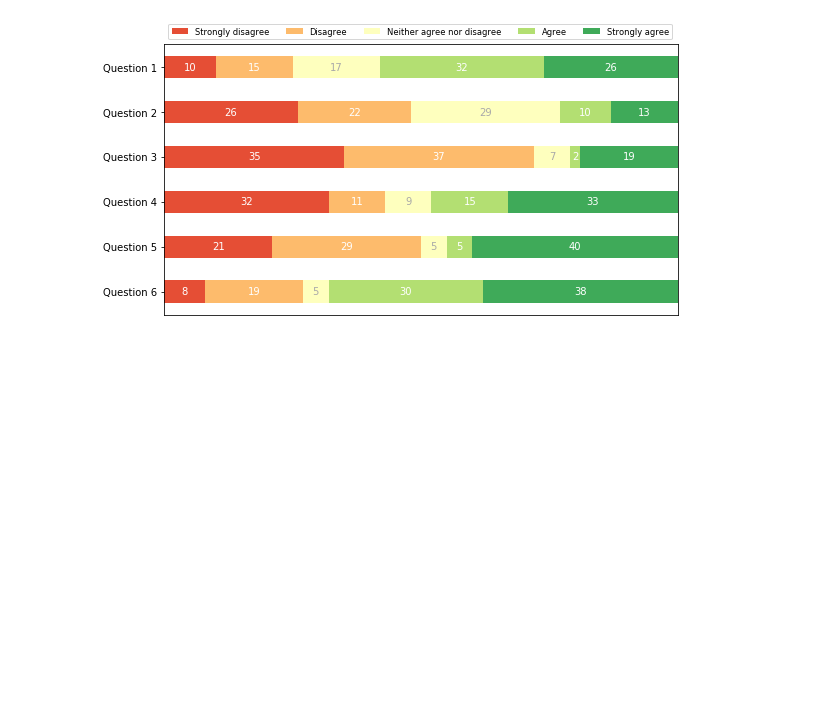
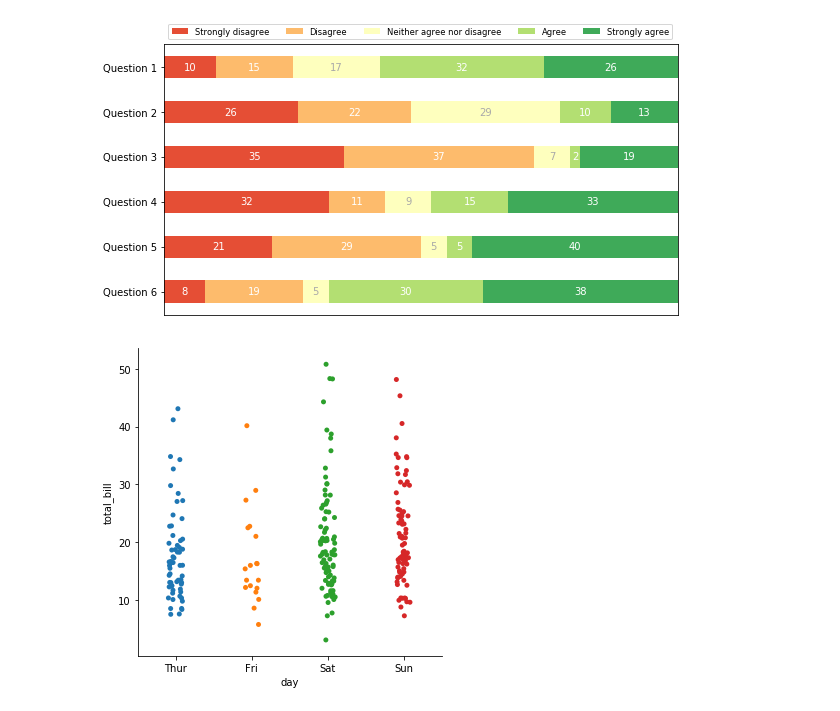
Before and after one commit to robahall/blog, a Jupyter notebook: _firstbuild/aws_connect.ipynb, the cells around one changed output. Drawn from its saved outputs; the diff is of its cells as text; code cells hidden in the pictures; blank space fills up the shorter version.

Commit message:
Testing figures from seaborn

```diff
--- a/_firstbuild/aws_connect.ipynb
+++ b/_firstbuild/aws_connect.ipynb
@@ -260,3 +262,8 @@ survey(results, category_names)
 (<Figure size 662.4x360 with 1 Axes>,
  <matplotlib.axes._subplots.AxesSubplot at 0x...>)
 [figure]
+# %%
+tips = sns.load_dataset("tips")
+sns.catplot(x="day", y="total_bill", data=tips);
+# %% [output]
+[figure, added]
```
Also changed, not shown: parts of 1 cell of this notebook.
